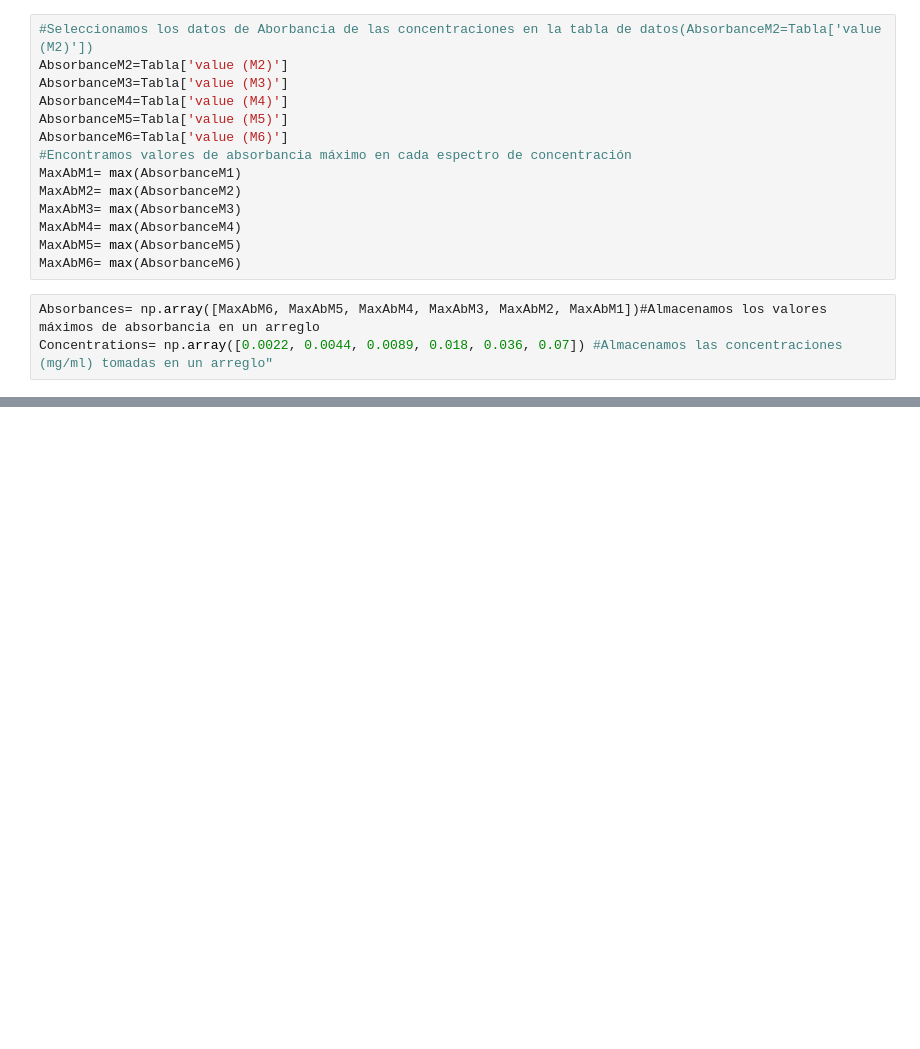
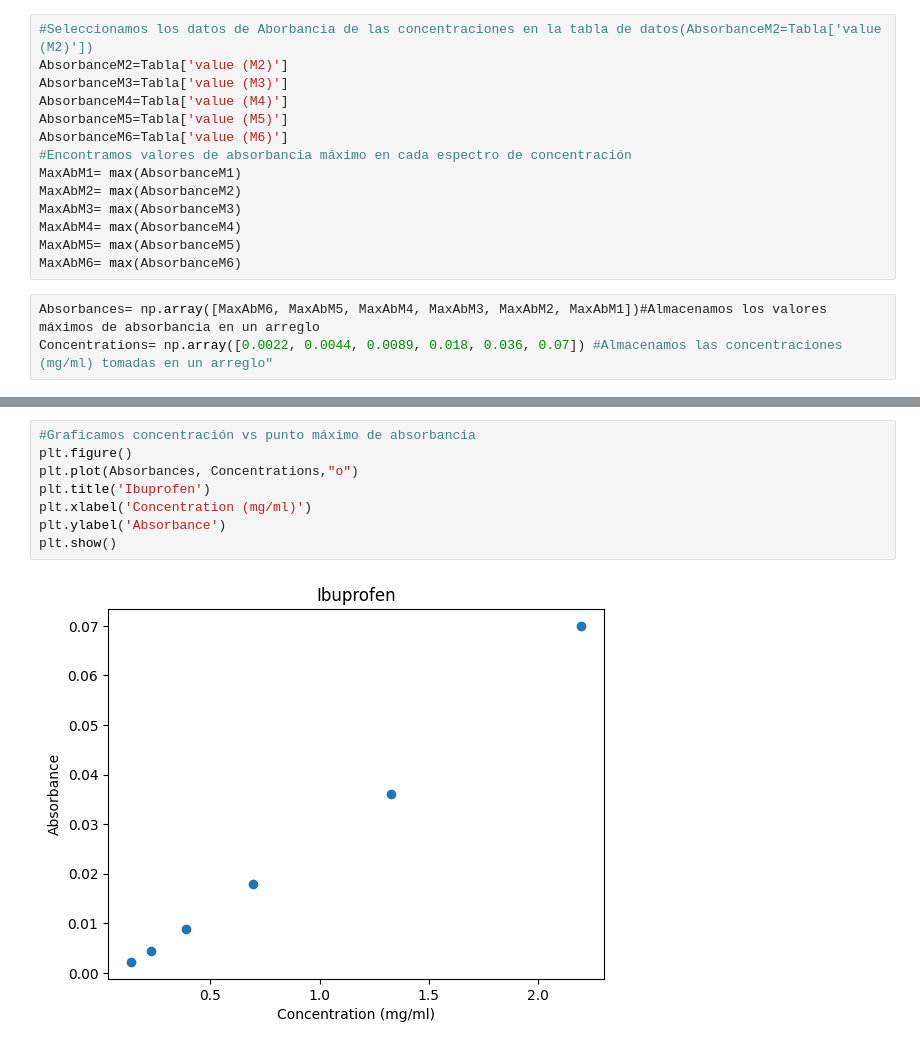
Before and after one commit to FelipeOcampo03/progamacioning, a Jupyter notebook: ProyectoProgramacionIng.ipynb, the cells around one changed output, grey strips where cells are left out. Cells and saved outputs as stored; diff of their text form; blank space fills up the shorter version.

```diff
--- a/ProyectoProgramacionIng.ipynb
+++ b/ProyectoProgramacionIng.ipynb
@@ -51,0 +66,10 @@ Concentrations= np.array([0.0022, 0.0044, 0.0089, 0.018, 0.036, 0.07]) #Almacena
+# %%
+#Graficamos concentración vs punto máximo de absorbancia
+plt.figure()
+plt.plot(Absorbances, Concentrations,"o")
+plt.title('Ibuprofen')
+plt.xlabel('Concentration (mg/ml)')
+plt.ylabel('Absorbance')
+plt.show()
+# %% [output]
+[figure, added]
```
Also changed, not shown: parts of 1 cell of this notebook.
